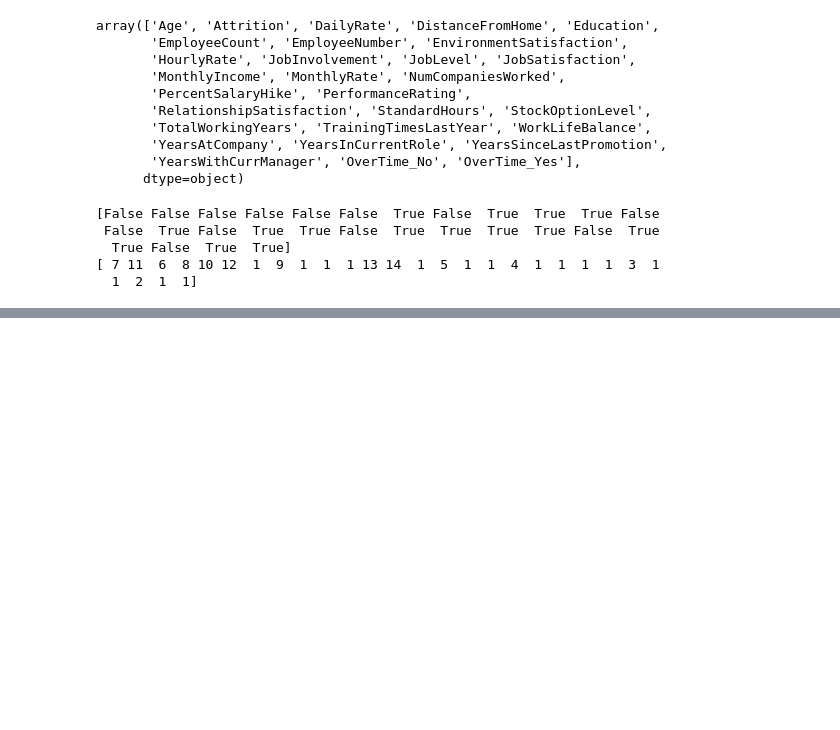
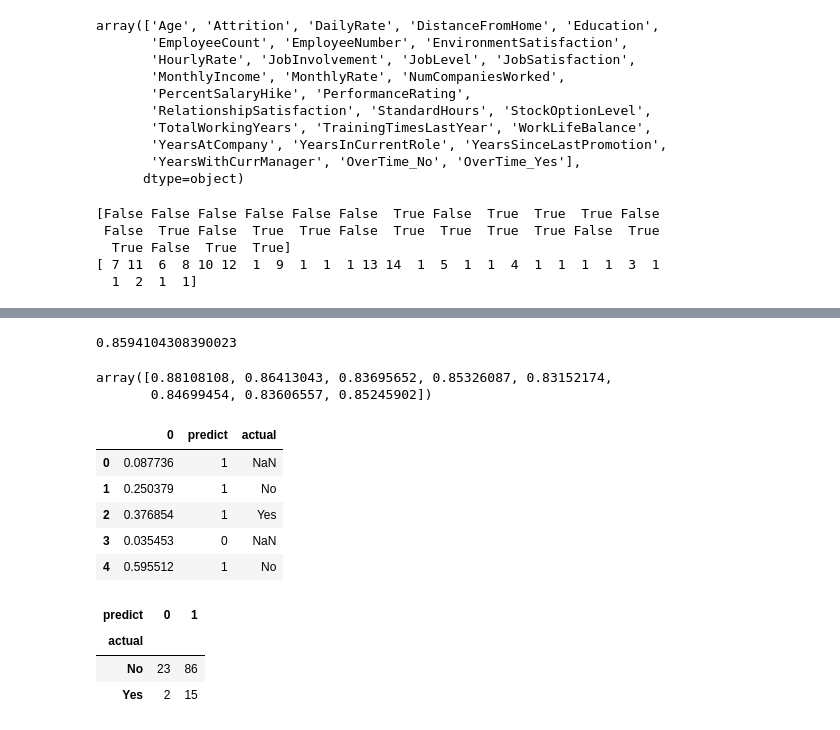
Before and after one commit to jotmy/attrition, a Jupyter notebook: final.ipynb, the cells around one changed output, grey strips where cells are left out. Cells and saved outputs as stored; diff of their text form; code cells hidden in the pictures; blank space fills up the shorter version.

```diff
--- a/final.ipynb
+++ b/final.ipynb
@@ -228,10 +228,10 @@ print(rfe.ranking_)
 [ 7 11  6  8 10 12  1  9  1  1  1 13 14  1  5  1  1  4  1  1  1  1  3  1
   1  2  1  1]
 # %%
-'EmployeeNumber','HourlyRate', 'JobInvolvement', 'JobLevel',
-        'MonthlyRate',
-       'PercentSalaryHike', 'PerformanceRating',
-       'StandardHours', 'StockOptionLevel',
-       'TotalWorkingYears', 'TrainingTimesLastYear',
-       'YearsAtCompany', 'YearsInCurrentRole',
-       'YearsWithCurrManager', 'OverTime_No', 'OverTime_Yes'
+cols=['EmployeeNumber', 'HourlyRate', 'JobInvolvement', 'JobLevel','MonthlyRate', 'PercentSalaryHike', 'PerformanceRating', 'StandardHours', 'StockOptionLevel', 'TotalWorkingYears', 'TrainingTimesLastYear', 'YearsAtCompany', 'YearsInCurrentRole', 'YearsWithCurrManager', 'OverTime_No']
+X=emp_final[cols]
+Y=emp_final['Attrition']
+# %%
+from sklearn import linear_model
+clf=linear_model.LogisticRegression()
+clf.fit(X,Y)
@@ -237,0 +316,41 @@ print(rfe.ranking_)
+# %%
+print (metrics.accuracy_score(Y_test, predicted))
+# %% [output]
+0.8594104308390023
+# %%
+from sklearn.cross_validation import cross_val_score
+import sklearn.linear_model
+sklearn.cross_validation.cross_val_score(sklearn.linear_model.LogisticRegression(), X, Y, scoring='accuracy', cv=8)
+# %% [output]
+array([0.88108108, 0.86413043, 0.83695652, 0.85326087, 0.83152174,
+       0.84699454, 0.83606557, 0.85245902])
+# %%
+from sklearn.cross_validation import train_test_split
+from sklearn import linear_model
+from sklearn import metrics
+
+X_train, X_test, Y_train, Y_test = train_test_split(X,Y, test_size=0.3, random_state=0)
+clf1=linear_model.LogisticRegression()
+clf1.fit(X_train, Y_train)
+probs=clf1.predict_proba(X_test)
+
+prob=probs[:,1]
+prob_df=pd.DataFrame(prob)
+prob_df['predict']=np.where(prob_df[0]>0.05,1,0)
+prob_df['actual']=Y_test
+prob_df.head()
+# %% [output]
+|  | 0 | predict | actual |
+| 0 | 0.087736 | 1 | NaN |
+| 1 | 0.250379 | 1 | No |
+| 2 | 0.376854 | 1 | Yes |
+| 3 | 0.035453 | 0 | NaN |
+| 4 | 0.595512 | 1 | No |
+# %%
+confusion_matrix=pd.crosstab(prob_df['actual'], prob_df['predict'])
+confusion_matrix
+# %% [output]
+| predict | 0 | 1 |
+| actual |  |  |
+| No | 23 | 86 |
+| Yes | 2 | 15 |
```
Also changed, not shown: parts of 8 cells of this notebook.
